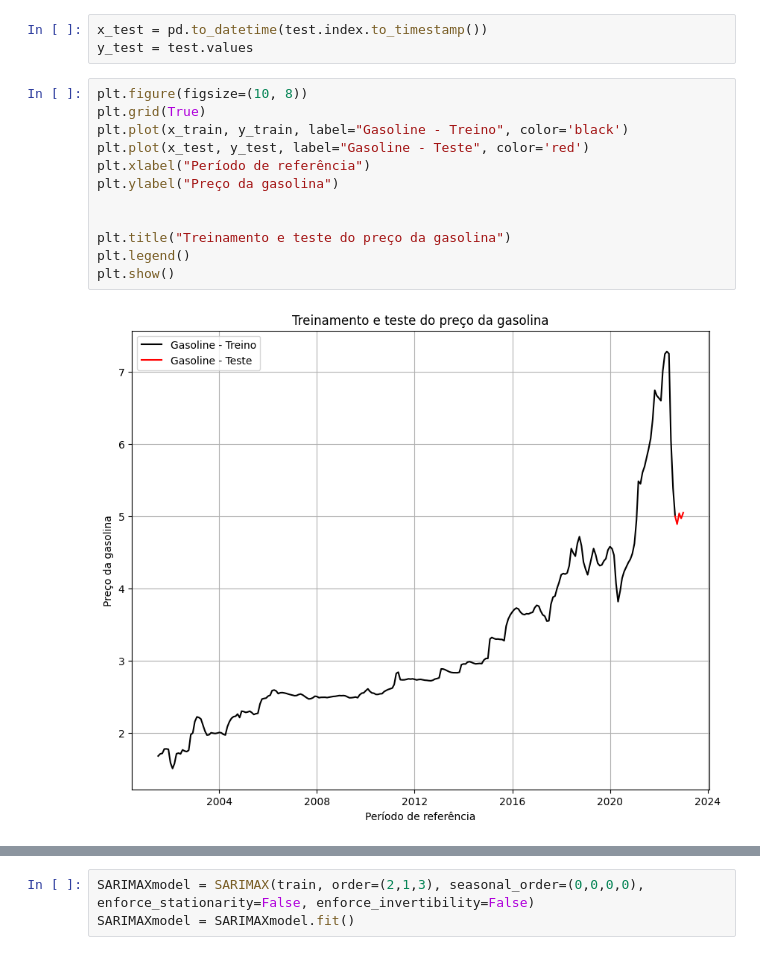
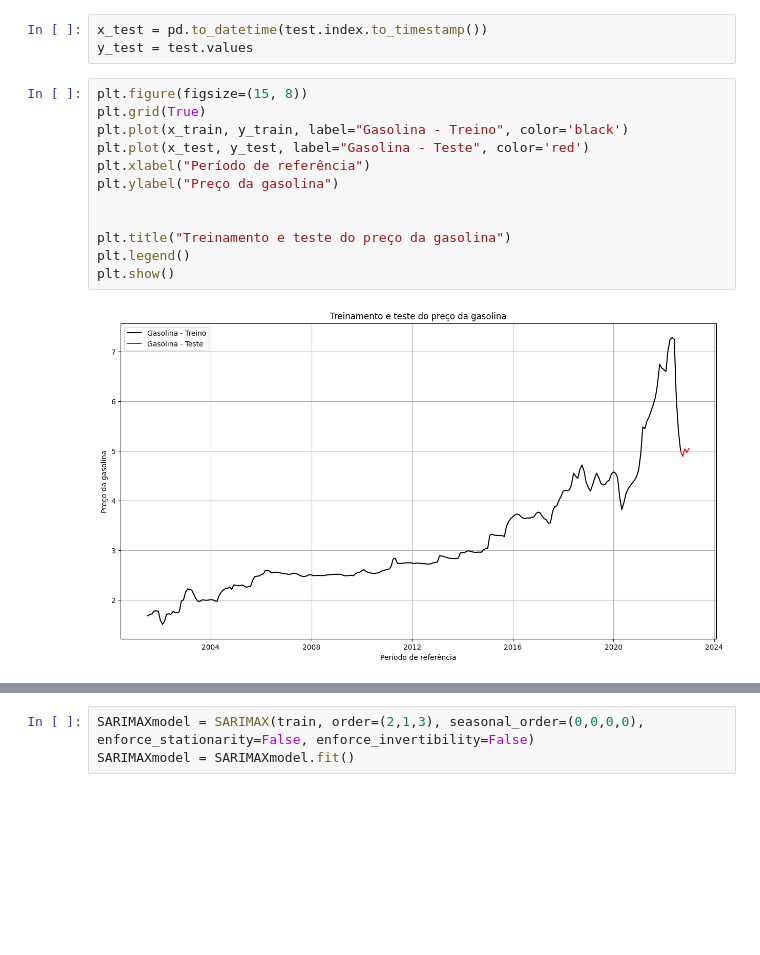
Before and after one commit to ivancrp/trabalhouni7, a Jupyter notebook: previsaoDoValorDaGasolina.ipynb, the cells around one changed output, grey strips where cells are left out. Saved outputs shown, nothing was run; the diff lists cells and outputs as text; blank space fills up the shorter version.

```diff
--- a/previsaoDoValorDaGasolina.ipynb
+++ b/previsaoDoValorDaGasolina.ipynb
@@ -155,16 +153,16 @@ y_train = train.values
 x_test = pd.to_datetime(test.index.to_timestamp())
 y_test = test.values
 # %%
-plt.figure(figsize=(10, 8))
+plt.figure(figsize=(15, 8))
 plt.grid(True)
-plt.plot(x_train, y_train, label="Gasoline - Treino", color='black')
-plt.plot(x_test, y_test, label="Gasoline - Teste", color='red')
+plt.plot(x_train, y_train, label="Gasolina - Treino", color='black')
+plt.plot(x_test, y_test, label="Gasolina - Teste", color='red')
 plt.xlabel("Período de referência")
 plt.ylabel("Preço da gasolina")
 
 
 plt.title("Treinamento e teste do preço da gasolina")
 plt.legend()
 plt.show()
 # %% [output]
-[figure, old version]
+[figure, new version]
```
Also changed, not shown: parts of 12 cells of this notebook.
